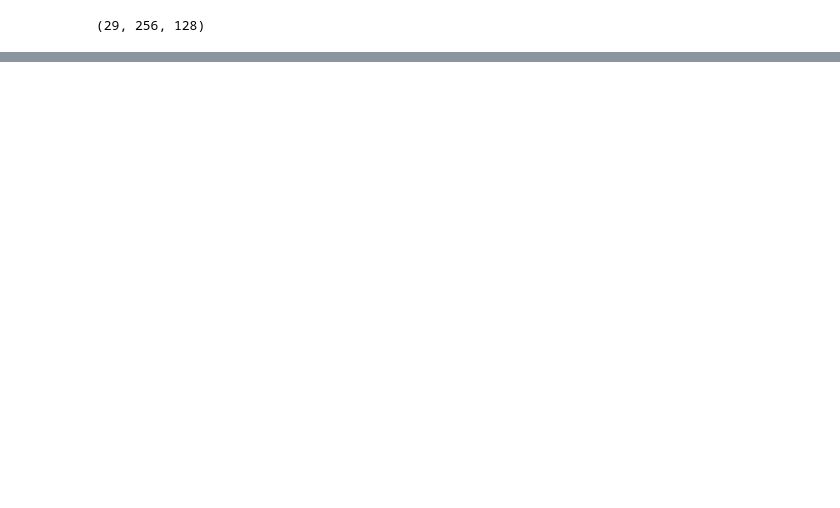
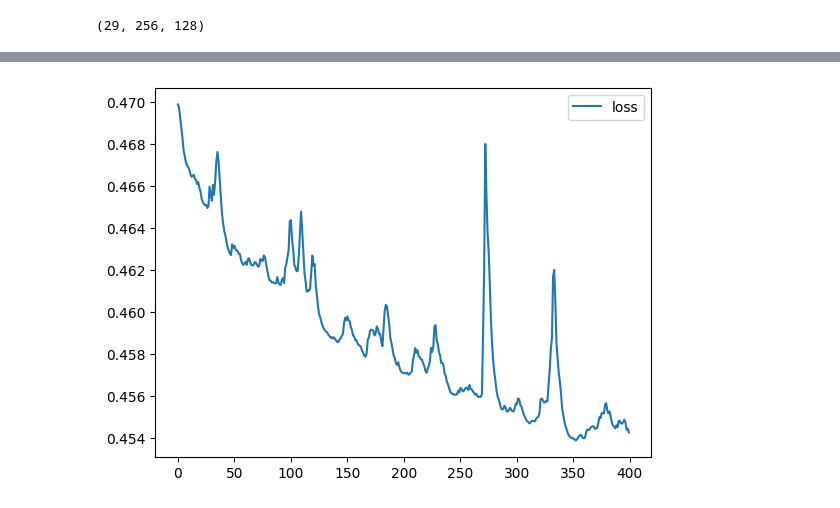
Before and after one commit to Instein125/Speech-Denoiser-using-Deep-Learning, a Jupyter notebook: train.ipynb, the cells around one changed output, grey strips where cells are left out. Drawn from its saved outputs; the diff is of its cells as text; code cells hidden in the pictures; blank space fills up the shorter version.

Commit message:
model trained on small dataset

```diff
--- a/train.ipynb
+++ b/train.ipynb
@@ -77,10 +77,13 @@ def get_max_shape(dir):
 def get_array(dir, final_shape):
     # Initialize an empty list to store the loaded spectrograms
     arr = []
+    # Get the list of files in the directory and sort them alphabetically
+    file_list = sorted(os.listdir(dir))
     # Iterate through each file in the directory
-    for filename in os.listdir(dir):
+    for filename in file_list:
         if filename.endswith(".npy"):
             file_path = os.path.join(dir, filename)
+            print(file_path)
 
             # Load the .npy file and append it to the x_train list
             spectrogram = np.load(file_path)
@@ -152,4 +222,5 @@ history = model.fit(
     x_train, y_train,
     batch_size= 3,
     epochs=100,
+    callbacks = callbacks,
 )
@@ -173,0 +227,14 @@ Epoch 100/100
+# %%
+from keras import backend as K
+
+# loding the saved model
+saved_model = '/content/drive/MyDrive/Colab Notebooks/speech denoiser/training/best_weight.hdf5'
+model.load_weights(saved_model)
+
+
+
+# # To get learning rate
+# print(K.get_value(model.optimizer.lr))
+
+# # To set learning rate
+# K.set_value(model.optimizer.lr, 0.0001)
@@ -173,0 +245,7 @@ Epoch 100/100
+# %%
+history1 = model.fit(
+    x_train, y_train,
+    batch_size= 3,
+    epochs=2000,
+    callbacks = callbacks,
+)
@@ -173,0 +273,8 @@ Epoch 100/100
+# %%
+import matplotlib.pyplot as plt
+plt.plot(history1.history['loss'],label="loss")
+# plt.plot(history1.history['val_loss'],label="validation loss")
+plt.legend()
+plt.show()
+# %% [output]
+[figure, added]
```
Also changed, not shown: parts of 17 cells of this notebook, 1 other file.
